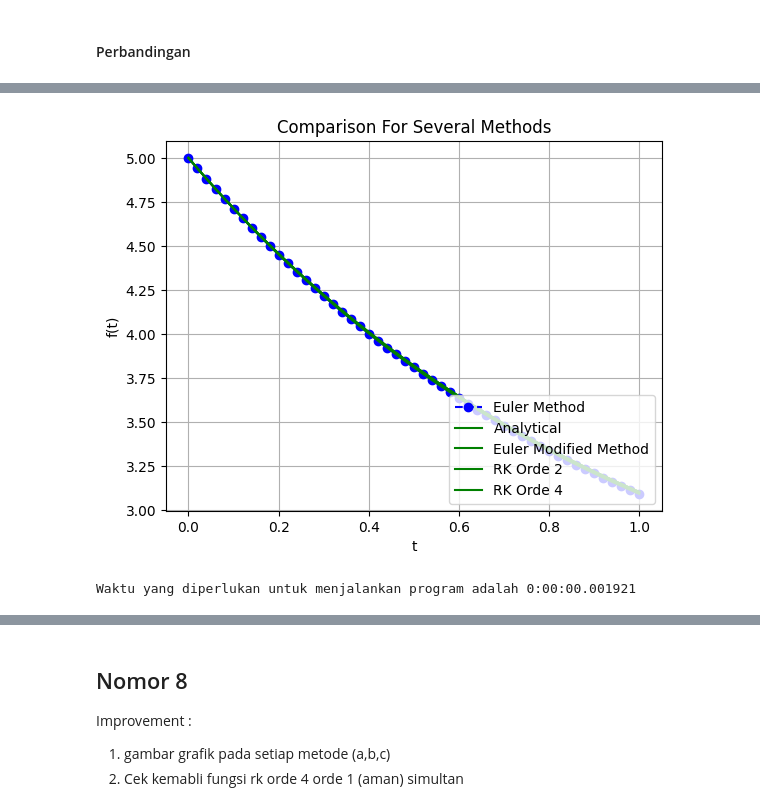
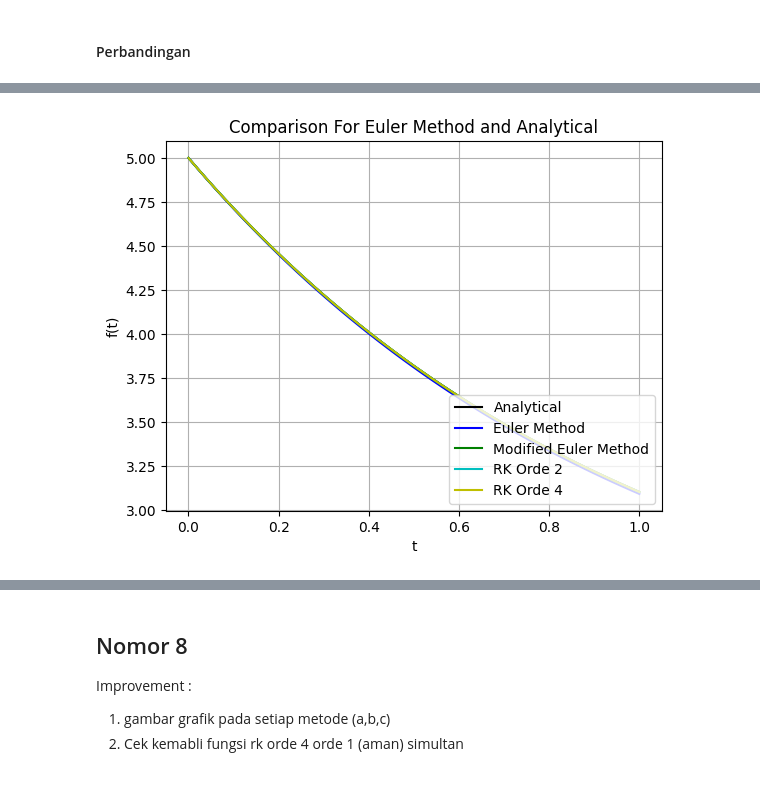
Before and after one commit to RendiZein/Metode-Rekayasa-Komputasi, a Jupyter notebook: RK_Method.ipynb, the cells around one changed output, grey strips where cells are left out. Drawn from its saved outputs; the diff is of its cells as text; code cells hidden in the pictures.

```diff
--- a/RK_Method.ipynb
+++ b/RK_Method.ipynb
@@ -127,13 +127,13 @@ def rk_o4_ordinary_differential_equations_single_order_1(dt=0.02, pr=2):
   end_time = time.monotonic()
   delta_time=timedelta(seconds=end_time - start_time)
   if pr==1:
-    return t, y_t, y,e
+    return t, y_t, y,e, delta_time
   else:
-    df = pd.DataFrame(list(zip(t,y_t,y,e,k1,k2,k3,k4)),
-                  columns =['t','y true','y pred','error(%)','k1','k2','k3','k4'])
+    df = pd.DataFrame(list(zip(t, y, y_t, e,k1,k2,k3,k4)),
+                  columns =['t','y pred', 'y true', 'error(%)','k1','k2','k3','k4'])
     display(df)
-    plt.plot(t, y, '0.8', label='RKO4 Method')
-    plt.plot(t, y_t, 'k', label='Analytical')
+    plt.plot(t, y, 'bo--', label='RKO4 Method')
+    plt.plot(t, y_t, 'g', label='Analytical')
     plt.title('Comparison For Euler Method and Analytical')
     plt.xlabel('t')
     plt.ylabel('f(t)')
@@ -325,0 +274,5 @@ display(df)
+# %%
+t,y_t,y_euler,e_euler,delta_time_euler=euler_ordinary_differential_equations_single_order_1(dt=0.02, pr=1)
+_, _, y_modified_euler, e_modified_euler,_,delta_time_modified_euler=modified_euler_ordinary_differential_equations_single_order_1(dt=0.02, eps=0.0005, pr=1)
+_, _, y_rko2, e_rko2,delta_time_rko2=rk_o2_ordinary_differential_equations_single_order_1(dt=0.02,pr=1)
+_, _, y_rko4, e_rko4,delta_time_rko4=rk_o4_ordinary_differential_equations_single_order_1(dt=0.02, pr=1)
@@ -326,17 +304,15 @@ display(df)
 # %%
-plt.plot(t, yp_es, 'bo--', label='Euler Method')
-plt.plot(t, y_t, 'g', label='Analytical')
-plt.plot(t, yp_ems, 'g', label='Euler Modified Method')
-plt.plot(t, yp_rko2, 'g', label='RK Orde 2')
-plt.plot(t, yp_rko4, 'g', label='RK Orde 4')
-
-plt.title('Comparison For Several Methods')
+plt.plot(t, y_t, 'k', label='Analytical')
+plt.plot(t, y_euler, 'b', label='Euler Method')
+plt.plot(t, y_modified_euler, 'g', label='Modified Euler Method')
+plt.plot(t, y_rko2, 'c', label='RK Orde 2')
+plt.plot(t, y_rko4, 'y', label='RK Orde 4')
+plt.title('Comparison For Euler Method and Analytical')
 plt.xlabel('t')
 plt.ylabel('f(t)')
 plt.grid()
 plt.legend(loc='lower right')
 plt.show()
-print("Waktu yang diperlukan untuk menjalankan program adalah {}".format(delta_time))
+plt.show()
 # %% [output]
-[figure, old version]
+[figure, new version]
-Waktu yang diperlukan untuk menjalankan program adalah 0:00:00.001921
```
Also changed, not shown: parts of 17 cells of this notebook.
